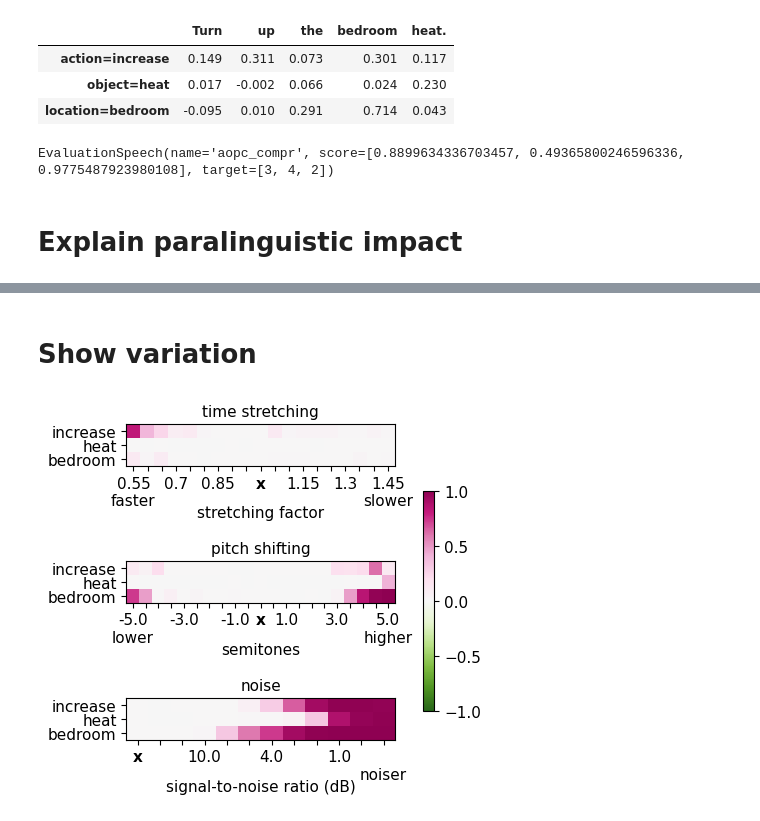
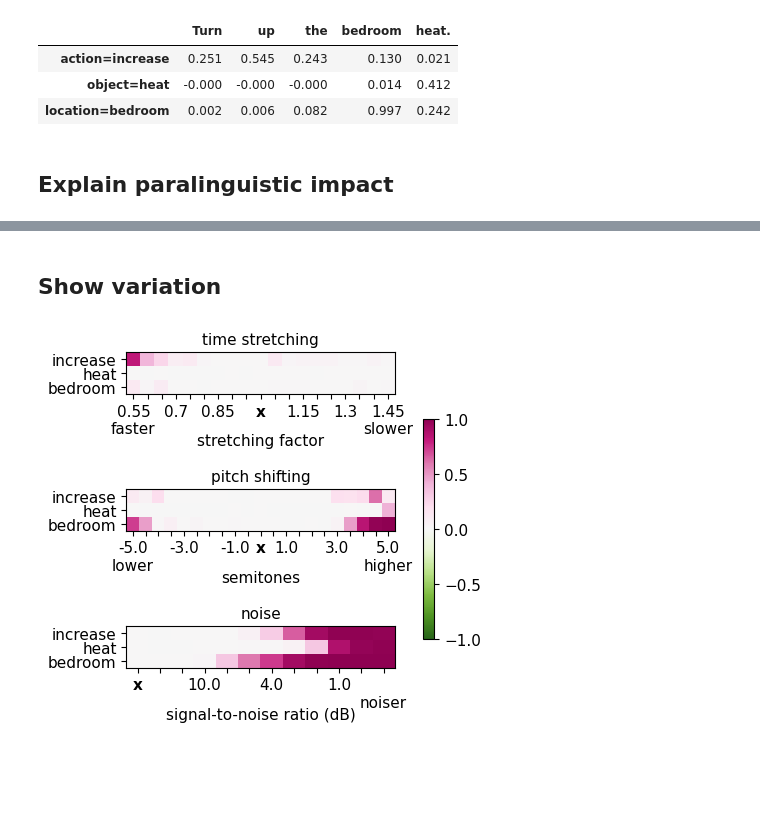
Before and after one commit to g8a9/ferret, a Jupyter notebook: examples/speech_xai_exp.ipynb, the cells around one changed output, grey strips where cells are left out. Drawn from its saved outputs; the diff is of its cells as text; code cells hidden in the pictures; blank space fills up the shorter version.

```diff
--- a/examples/speech_xai_exp.ipynb
+++ b/examples/speech_xai_exp.ipynb
@@ -91,0 +144,8 @@ display(benchmark.show_table(explanation, decimals=3))
+# %%
+text, words_trascript = transcribe_audio(
+    audio_path=audio_path,
+    device=device.type,
+    batch_size=2,
+    compute_type="float32",
+    language='en'
+)
@@ -92,26 +156,18 @@ display(benchmark.show_table(explanation, decimals=3))
 # %%
 explanation = benchmark.explain(
     audio_path=audio_path,
-    methodology='LIME', words_trascript=word_transcript)
+    methodology='LOO',
+    # Transcripts are passed explicitly.
+    words_trascript=words_trascript
+)
+
 display(benchmark.show_table(explanation, decimals=3))
 # %% [output]
 |  | Turn | up | the | bedroom | heat. |
-| action=increase | 0.149 | 0.311 | 0.073 | 0.301 | 0.117 |
-| object=heat | 0.017 | -0.002 | 0.066 | 0.024 | 0.230 |
-| location=bedroom | -0.095 | 0.010 | 0.291 | 0.714 | 0.043 |
+| action=increase | 0.251 | 0.545 | 0.243 | 0.130 | 0.021 |
+| object=heat | -0.000 | -0.000 | -0.000 | 0.014 | 0.412 |
+| location=bedroom | 0.002 | 0.006 | 0.082 | 0.997 | 0.242 |
-# %%
-from ferret import AOPC_Comprehensiveness_Evaluation_Speech, AOPC_Sufficiency_Evaluation_Speech
-
-aopc_compr = AOPC_Comprehensiveness_Evaluation_Speech(benchmark.model_helper)
-evaluation_output_c = aopc_compr.compute_evaluation(explanation, words_trascript=word_transcript)
-
-aopc_suff = AOPC_Sufficiency_Evaluation_Speech(benchmark.model_helper)
-evaluation_output_s = aopc_suff.compute_evaluation(explanation, words_trascript=word_transcript)
-
-evaluation_output_c
-# %% [output]
-EvaluationSpeech(name='aopc_compr', score=[0.8899634336703457, 0.49365800246596336, 0.9775487923980108], target=[3, 4, 2])
 # %% [markdown]
-# Explain paralinguistic impact
+## Explain paralinguistic impact
 # %%
 explain_table = benchmark.explain(
@@ -125,7 +181,7 @@ display(benchmark.show_table(explain_table, decimals=2))
 | object=heat | 0.02 | -0.00 | 0.04 | 0.00 | 0.00 | ... |
 | location=bedroom | 0.22 | 0.13 | 0.33 | 0.02 | 0.03 | ... |
 # %% [markdown]
-# Show variation
+## Show variation
 # %%
 perturbation_types = ['time stretching', 'pitch shifting', 'reverberation', 'noise']
 variations_table = benchmark.explain_variations(
```
Also changed, not shown: parts of 23 cells of this notebook, 3 other files.
